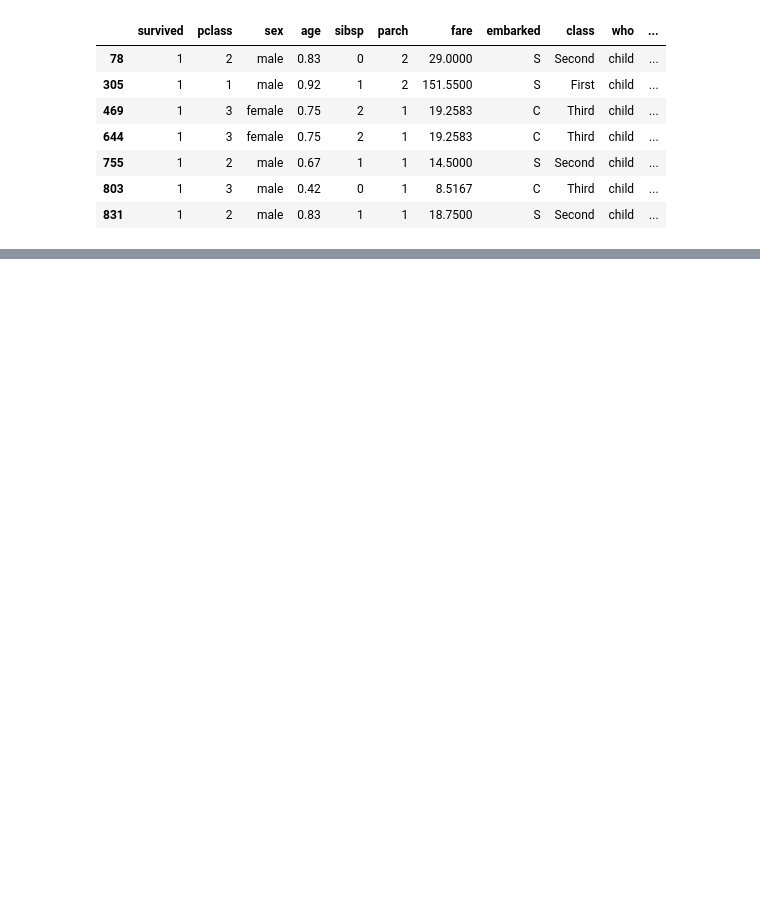
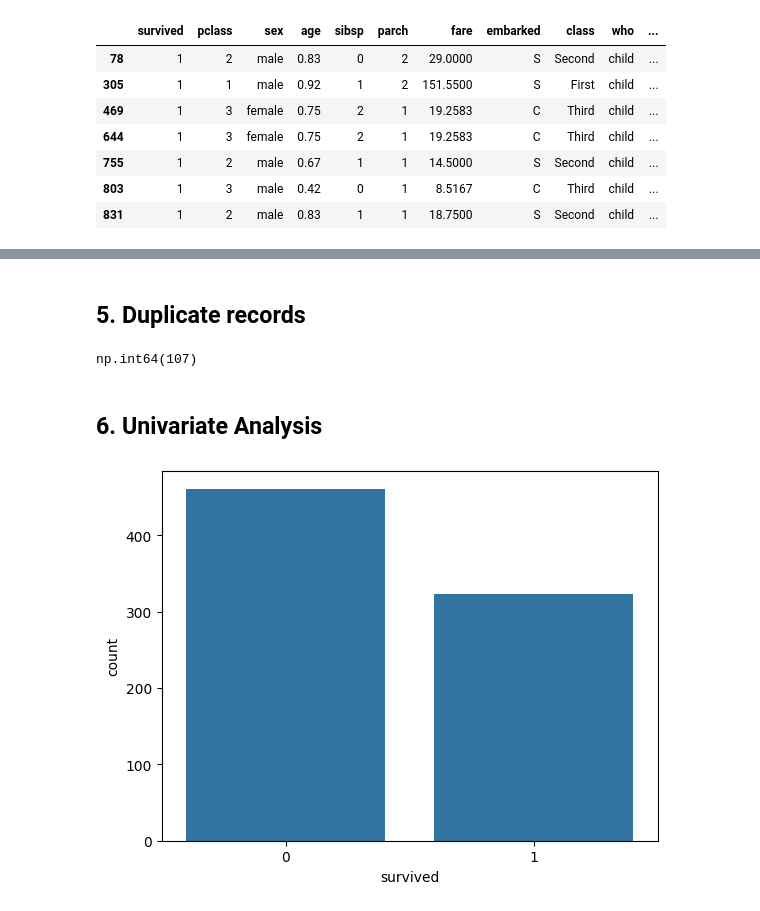
Before and after one commit to babarkhan786/Python-practice-2026, a Jupyter notebook: day_10b EDA/EDA.ipynb, the cells around one changed output, grey strips where cells are left out. Cells and saved outputs as stored; diff of their text form; code cells hidden in the pictures; blank space fills up the shorter version.

```diff
--- a/day_10b EDA/EDA.ipynb
+++ b/day_10b EDA/EDA.ipynb
@@ -57,0 +199,20 @@ kashti[kashti["fare"] < 5]
+# %% [markdown]
+## 5. Duplicate records
+# %%
+kashti.duplicated().sum()
+# %% [output]
+np.int64(107)
+# %%
+kashti = kashti.drop_duplicates()
+# %% [markdown]
+## 6. Univariate Analysis
+# %%
+import pandas as pd
+import seaborn as sns
+
+#Survival
+sns.countplot(data=kashti, x="survived")
+import matplotlib.pyplot as plt
+plt.show()
+# %% [output]
+[figure, added]
```
Also changed, not shown: parts of 74 cells of this notebook, 1 other file.
